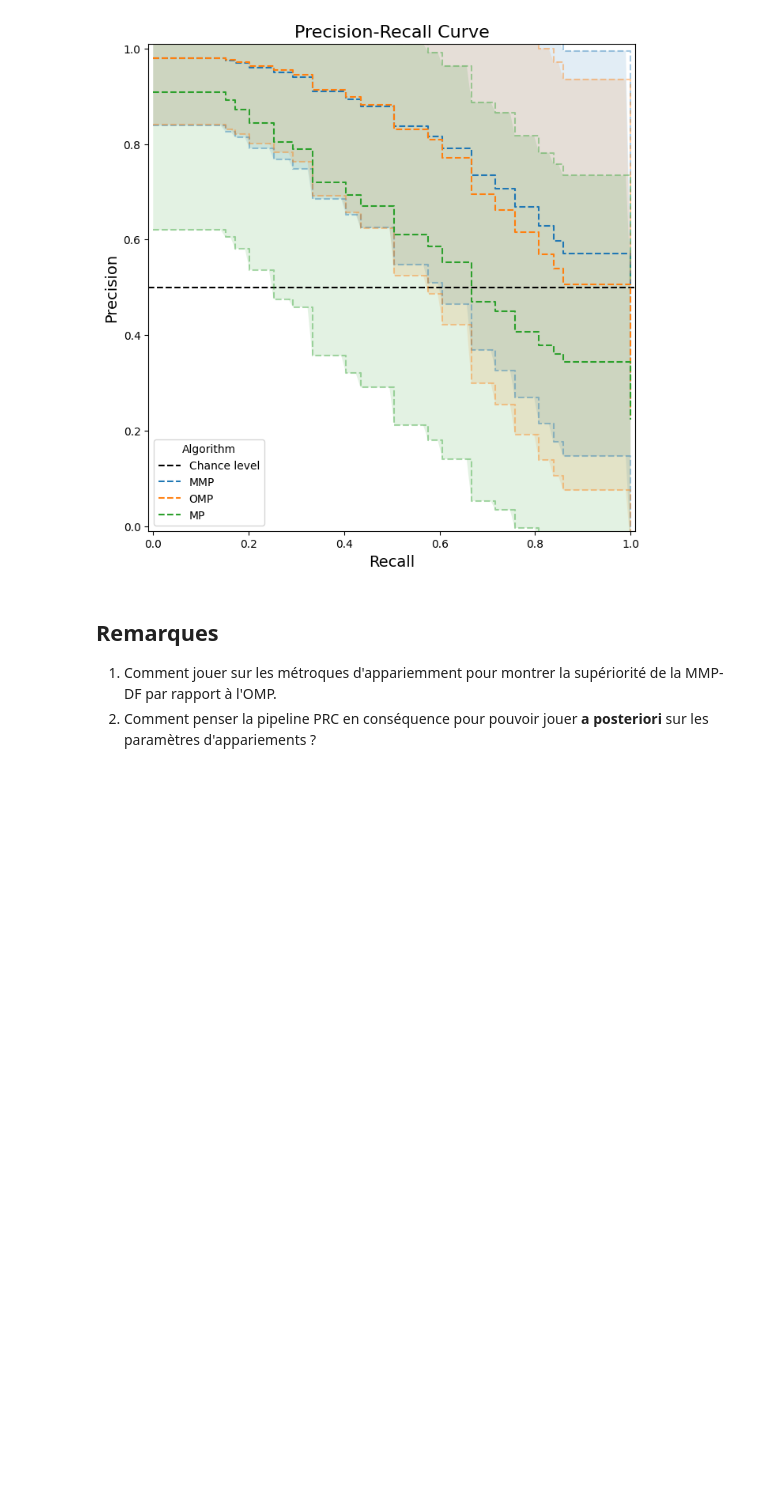
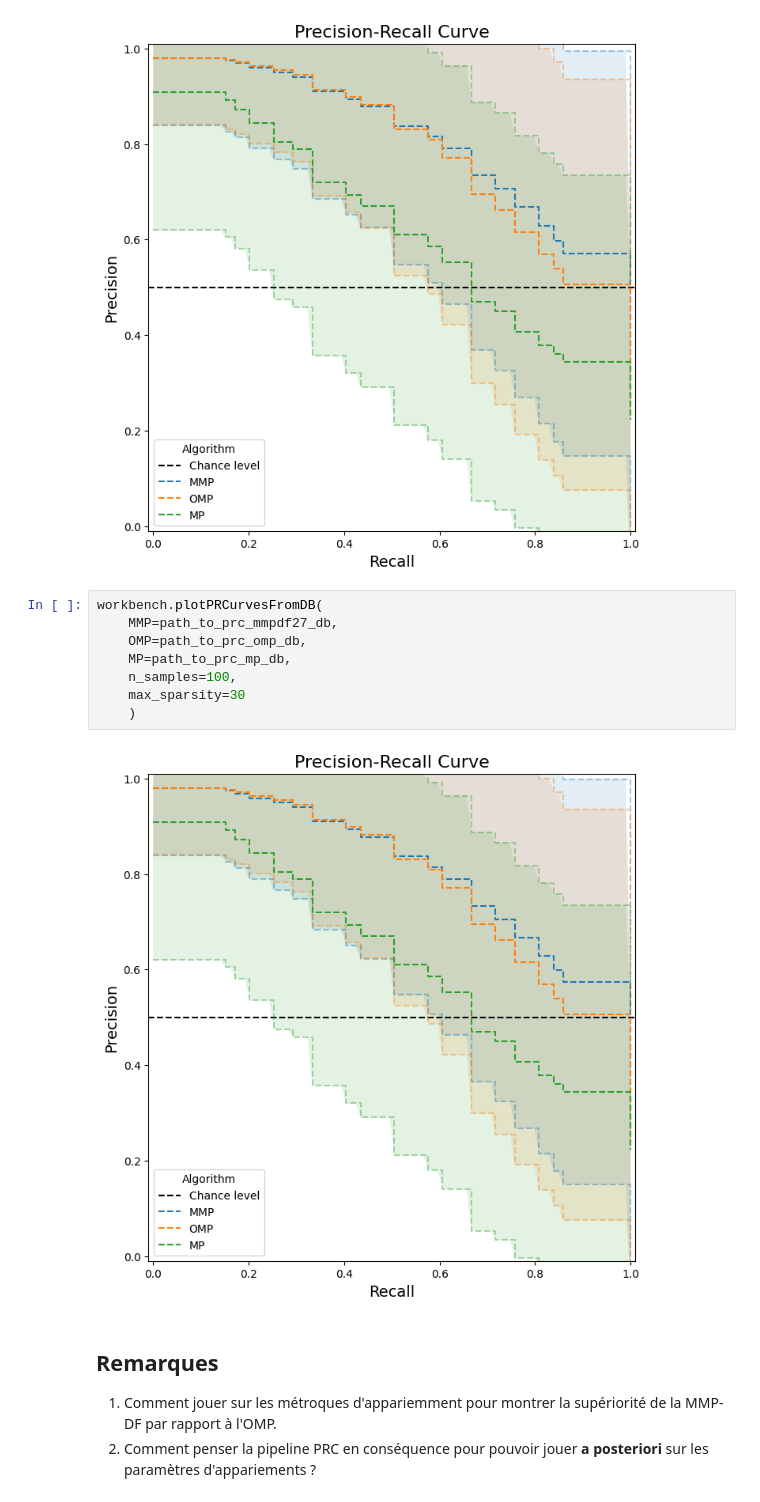
Before and after one commit to yanisgomes/csc, a Jupyter notebook: icassp/prc_plot_results.ipynb, the cells around one changed output. Saved outputs shown, nothing was run; the diff lists cells and outputs as text; blank space fills up the shorter version.

```diff
--- a/icassp/prc_plot_results.ipynb
+++ b/icassp/prc_plot_results.ipynb
@@ -52,6 +53,16 @@ workbench.plotPRCurvesFromDB(
     )
 # %% [output]
 [figure]
+# %%
+workbench.plotPRCurvesFromDB(
+    MMP=path_to_prc_mmpdf27_db,
+    OMP=path_to_prc_omp_db,
+    MP=path_to_prc_mp_db,
+    n_samples=100,
+    max_sparsity=30
+    )
+# %% [output]
+[figure, added]
 # %% [markdown]
 ## Remarques
 1. Comment jouer sur les métroques d'appariemment pour montrer la supériorité de la MMP-DF par rapport à l'OMP.
```
Also changed, not shown: parts of 4 cells of this notebook, 5 other files.
